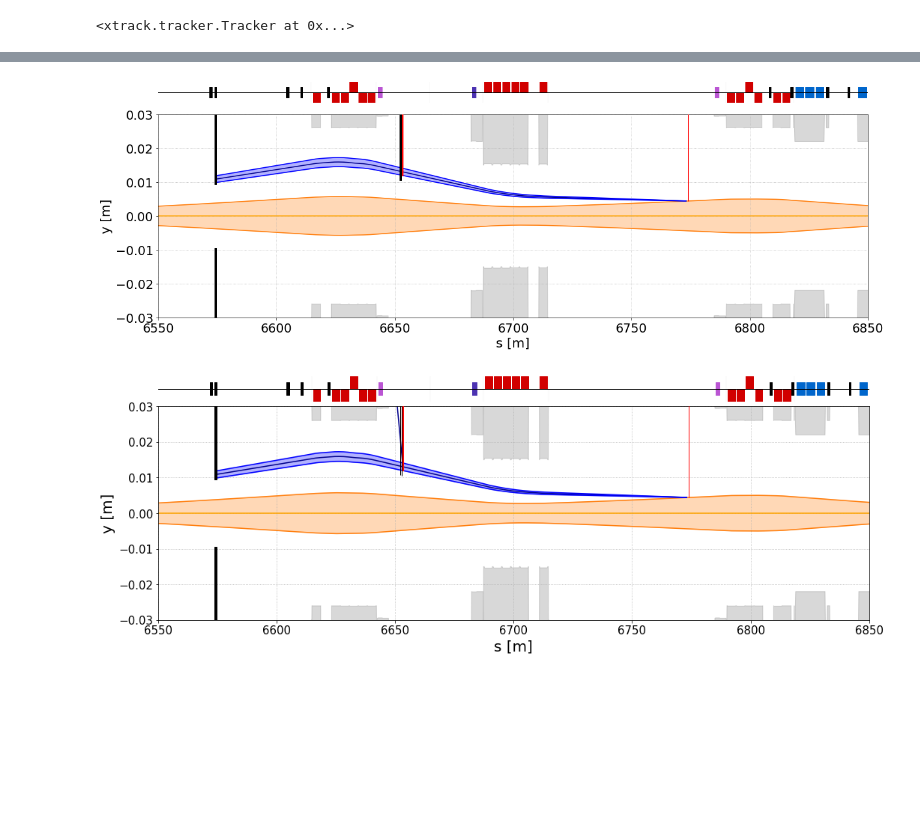
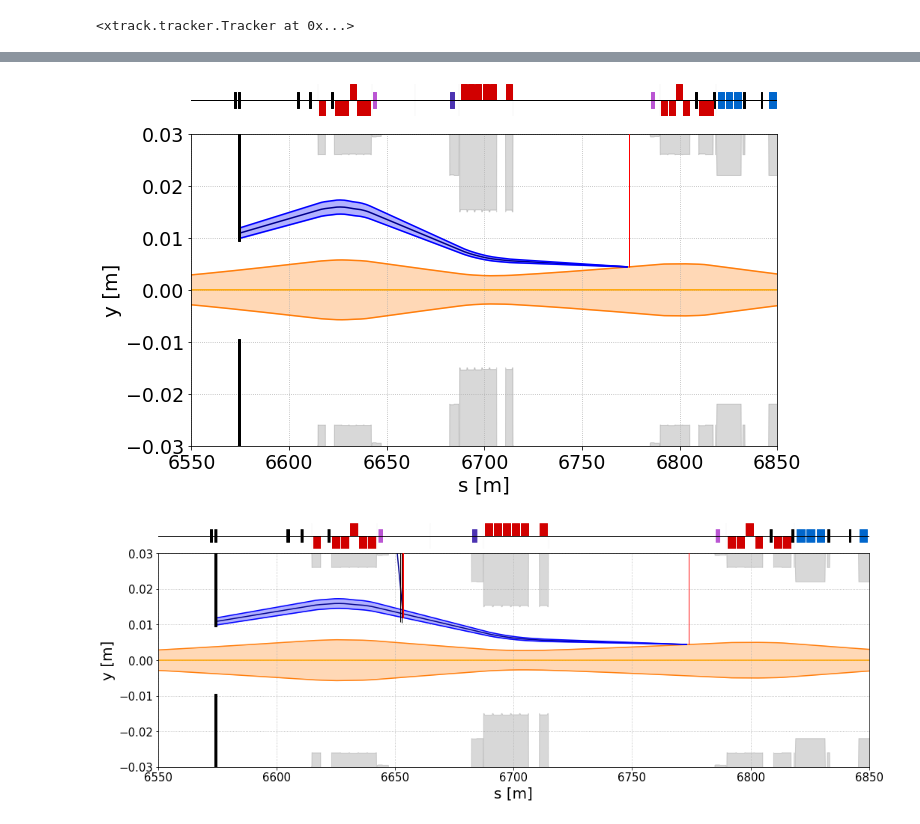
Before and after one commit to chiaramaccani/two_cryst_sim, a Jupyter notebook: IR3_channeling.ipynb, the cells around one changed output, grey strips where cells are left out. Cells and saved outputs as stored; diff of their text form; code cells hidden in the pictures; blank space fills up the shorter version.

```diff
--- a/IR3_channeling.ipynb
+++ b/IR3_channeling.ipynb
@@ -553,10 +551,10 @@ tccp.4l3.b2
 # %%
 start, stop =  6550  , 6850
-fig, ir3_plot = plt.subplots(2, 1, gridspec_kw={'height_ratios': [0.1, 1]}, sharex=True, figsize=(17,6), tight_layout=False)
+fig, ir3_plot = plt.subplots(2, 1, gridspec_kw={'height_ratios': [0.1, 1]}, sharex=True, figsize=(10,6), tight_layout=False)
 pymadx.Plot._SetMachineAxesStyle(ir3_plot[0])
 pymadx.Plot._DrawMachineLattice(ir3_plot[0], layout_data_object)
 ir3_plot[0].set_xlim(start,stop)
 #ir3_plot[0].set_title(label='Energy = 1 TeV', y=1.05, fontsize=18)
 plot_IR3(ir3_plot[1], df_ref, df_chann_part, df_chann_part_upper, df_chann_part_lower, df_apertures, df_coll, s_start=start, s_stop=stop, fontsize = 20 , fontsize_ticks = 19)
 # %% [output]
-[figure, old version]
+[figure, new version]
```
Also changed, not shown: parts of 2 cells of this notebook, 23 other files.
